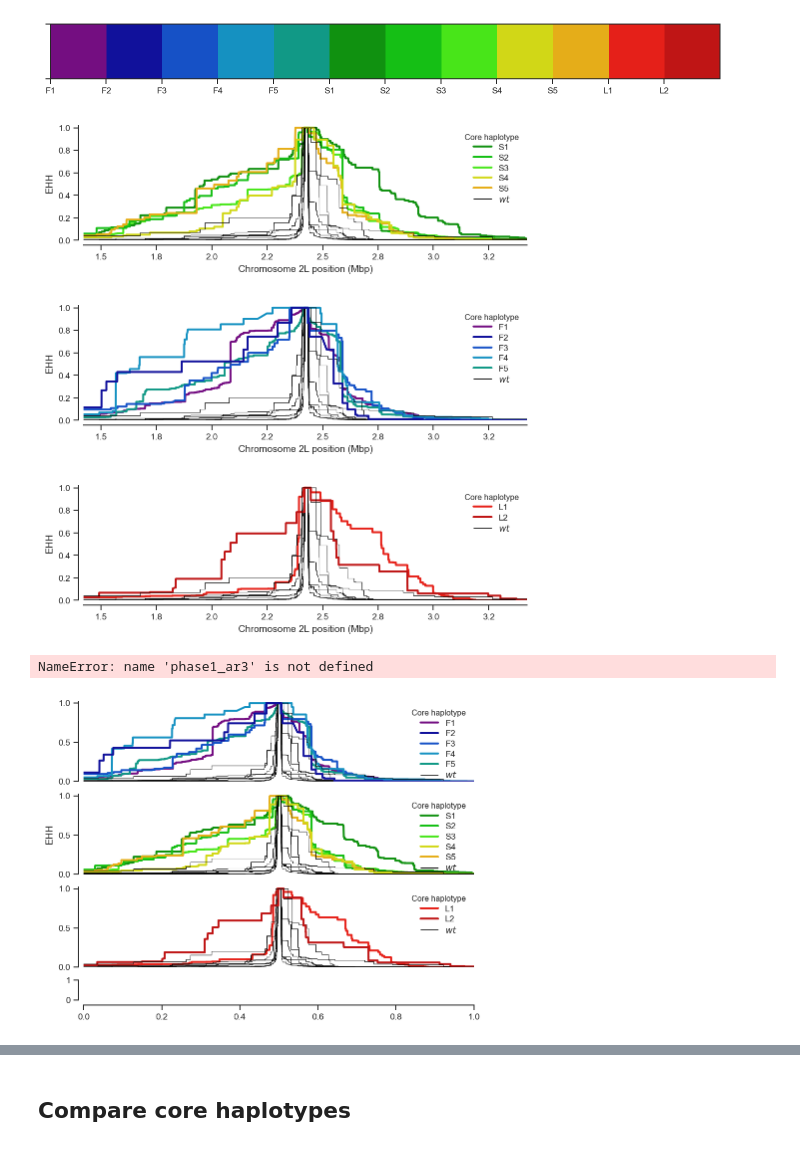
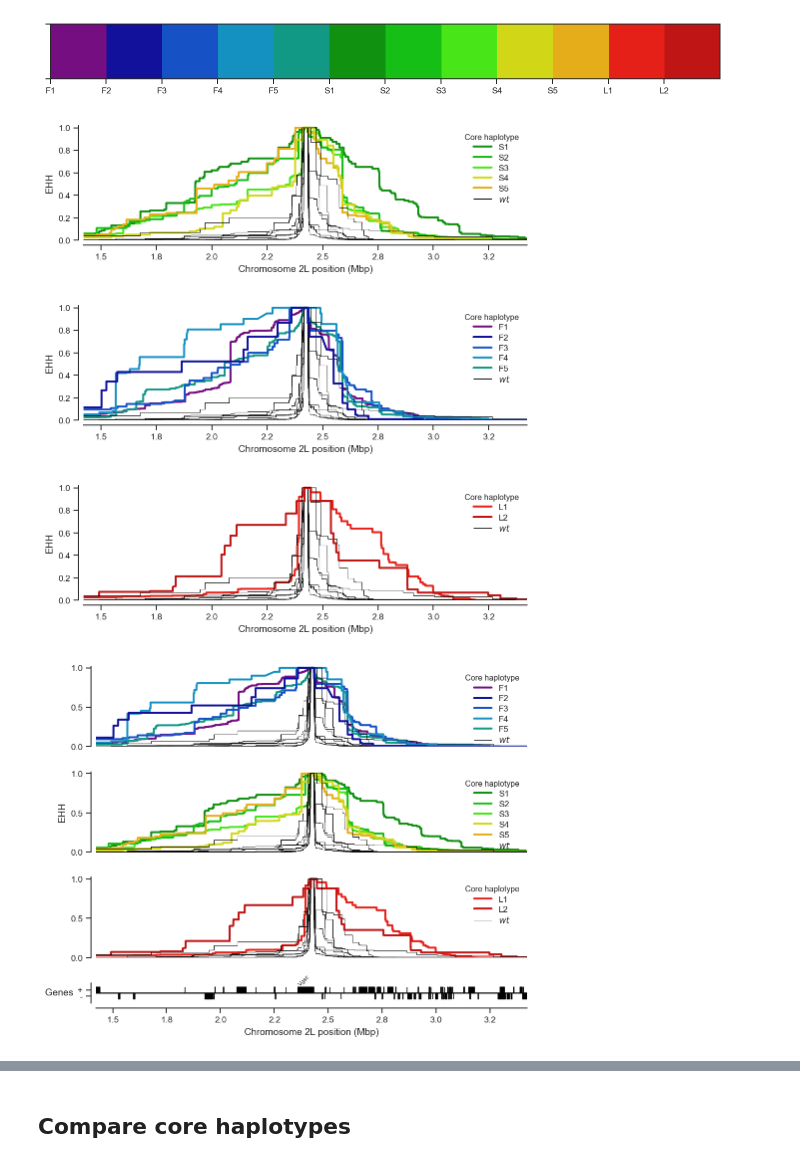
Before and after one commit to malariagen/ag1000g-phase2-vgsc-report, a Jupyter notebook: notebooks/artwork_Phase_2_ehh_decay.ipynb, the cells around one changed output, grey strips where cells are left out. Cells and saved outputs as stored; diff of their text form; code cells hidden in the pictures.

Commit message:
EHH figures built

```diff
--- a/notebooks/artwork_Phase_2_ehh_decay.ipynb
+++ b/notebooks/artwork_Phase_2_ehh_decay.ipynb
@@ -71,3 +71,7 @@ pos
 <SortedIndex shape=(390588,) dtype=int32>
 | 0 | 1 | 2 | 3 | 4 | ... | 390583 | 390584 | 390585 | 390586 | 390587 |
 | 25050 | 51212 | 51214 | 51226 | 51245 | ... | 5999191 | 5999199 | 5999214 | 5999220 | 5999236 |
+# %%
+#does it make a difference if we 'fix' A1934V ??
+alpos = 2431061
+alkey = pos.locate_key(2431061)
@@ -73,0 +83,5 @@ pos
+# %%
+#blast it to oblivion, then check it has been oblivionised
+haps[alkey,:][haps[alkey,:] == 1] = 0
+haps[alkey,:][haps[alkey,:] == 2] = 1
+np.unique(haps[alkey])
@@ -335,7 +361,7 @@ def extract_core_haplotypes(start, stop):
 # %%
 # start = aa2pos['L995S'] - 2208
 # stop = aa2pos['L995S'] + 3870
-start = aa2pos['L995S'] - 500
+start = aa2pos['L995S'] - 3000
 stop = aa2pos['L995S'] + 10000
 core_haps = extract_core_haplotypes(start, stop)
 # %% [output]
@@ -445,12 +471,12 @@ def plot_ehh_decay(core, core_haps, flank=1000000, ax=None, cluster_colors=clust
 # %%
 plot_ehh_decay(aa2pos['L995S'], {l: s for l, s in core_haps.items() if l.startswith('S') or l.startswith('WT')})
 # %% [output]
-[figure, old version]
+[figure, new version]
 # %%
 plot_ehh_decay(aa2pos['L995S'], {l: s for l, s in core_haps.items() if l.startswith('F') or l.startswith('WT')})
 # %% [output]
-[figure, old version]
+[figure, new version]
 # %%
 plot_ehh_decay(aa2pos['L995S'], {l: s for l, s in core_haps.items() if l.startswith('L') or l.startswith('WT')})
 # %% [output]
-[figure, old version]
+[figure, new version]
@@ -471,33 +546,32 @@ def fig_kdr_ehh_decay(figsize=(7, 5.5), fn=None, save_dpi=150):
     ax.set_ylabel('')
 
     ax = fig.add_subplot(gs[1])
     sns.despine(ax=ax, bottom=True, offset=5)
     plot_ehh_decay(core, {l: s for l, s in core_haps.items() if l.startswith('S') or l.startswith('WT')},
                    ax=ax, flank=flank)
     ax.set_xticks([])
     ax.set_xlabel('')
     ax.set_ylabel('EHH')
 
     ax = fig.add_subplot(gs[2])
     sns.despine(ax=ax, bottom=True, offset=5)
     plot_ehh_decay(core, {l: s for l, s in core_haps.items() if l.startswith('L') or l.startswith('WT')}, ax=ax, flank=flank)
     ax.set_xticks([])
     ax.set_xlabel('')
     ax.set_ylabel('')
 
     ax = fig.add_subplot(gs[3])
     sns.despine(ax=ax, offset=5)
-    plot_genes(phase1_ar3.genome_fn, phase1_ar3.geneset_agamp42_fn, ax=ax,
+    plot_genes('../phase2.AR1/genome/agamP3Anopheles-gambiae-PEST_CHROMOSOMES_AgamP3.fa', '../phase2.AR1/geneset/Anopheles-gambiae-PEST_BASEFEATURES_AgamP4.2.sorted.gff3.gz', ax=ax,
                chrom='2L', start=core-flank, stop=core+flank, labels=gene_labels, label=True, label_unnamed=False)
     ax.set_xlabel('Chromosome 2L position (Mbp)')
     ax.set_xticklabels(['%.1f' % (t/1e6) for t in ax.get_xticks()])
     ax.set_ylabel('Genes')
 
     fig.tight_layout()
     if fn:
         fig.savefig(fn, bbox_inches='tight', dpi=save_dpi, jpeg_quality=100)
 
 fig_kdr_ehh_decay(fn='../artwork/ehh_decay_old_clusters.pdf')
 # %% [output]
-NameError: name 'phase1_ar3' is not defined
-[figure, old version]
+[figure, new version]
```
Also changed, not shown: parts of 15 cells of this notebook, 4 other files.
